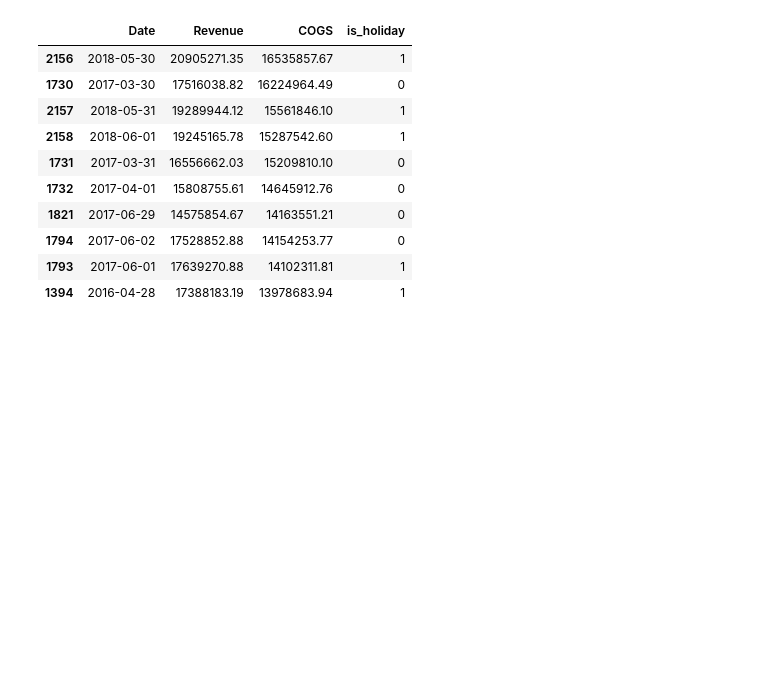
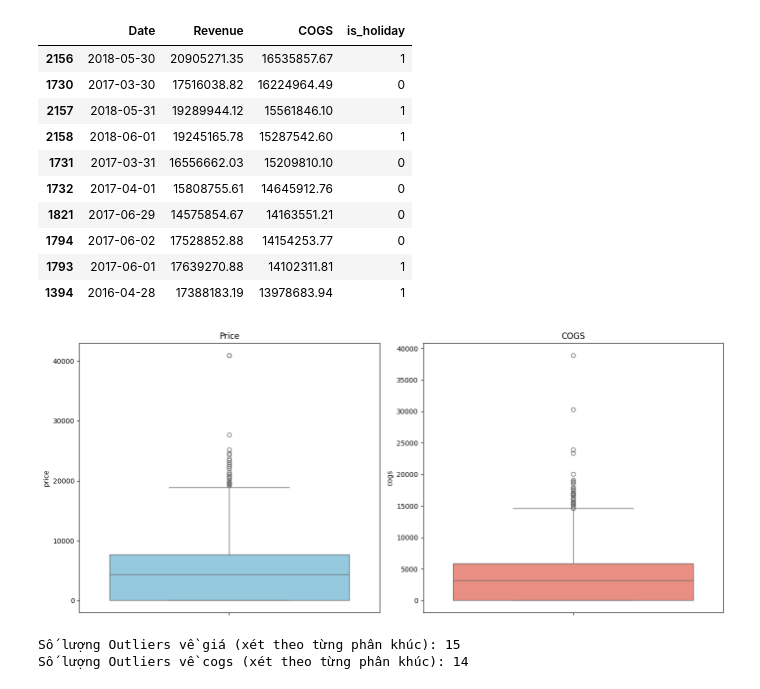
Before and after one commit to Jade2612/DATATHON, a Jupyter notebook: notebooks/00_data_cleaning.ipynb, the cells around one changed output. Cells and saved outputs as stored; diff of their text form; code cells hidden in the pictures; blank space fills up the shorter version.

```diff
--- a/notebooks/00_data_cleaning.ipynb
+++ b/notebooks/00_data_cleaning.ipynb
@@ -227,3 +227,39 @@ Số lượng Outliers của COGS: 165
 # %%
 sales['log_Revenue'] = np.log1p(sales['Revenue'])
 sales['log_COGS'] = np.log1p(sales['COGS'])
+# %%
+fig, axes = plt.subplots(1, 2, figsize=(14, 6))
+
+sns.boxplot(y=products['price'], ax=axes[0], color='skyblue')
+axes[0].set_title('Price')
+
+sns.boxplot(y=products['cogs'], ax=axes[1], color='salmon')
+axes[1].set_title('COGS')
+
+plt.tight_layout()
+plt.show()
+# %% [output]
+[figure, added]
+# %%
+def get_outliers_by_group(df, group_col, value_col):
+    outliers_list = []
+    for group, group_data in df.groupby(group_col):
+        Q1 = group_data[value_col].quantile(0.25)
+        Q3 = group_data[value_col].quantile(0.75)
+        IQR = Q3 - Q1
+        upper = Q3 + 1.5 * IQR
+        lower = Q1 - 1.5 * IQR
+
+        outliers = group_data[(group_data[value_col] > upper) | (group_data[value_col] < lower)]
+        outliers_list.append(outliers)
+
+    return pd.concat(outliers_list)
+
+price_outliers = get_outliers_by_group(products, 'segment', 'price')
+print(f"Số lượng Outliers về giá (xét theo từng phân khúc): {len(price_outliers)}")
+
+cogs_outliers = get_outliers_by_group(products, 'segment', 'cogs')
+print(f"Số lượng Outliers về cogs (xét theo từng phân khúc): {len(cogs_outliers)}")
+# %% [output]
+Số lượng Outliers về giá (xét theo từng phân khúc): 15
+Số lượng Outliers về cogs (xét theo từng phân khúc): 14
```
Also changed, not shown: parts of 6 cells of this notebook, 1 other file.
